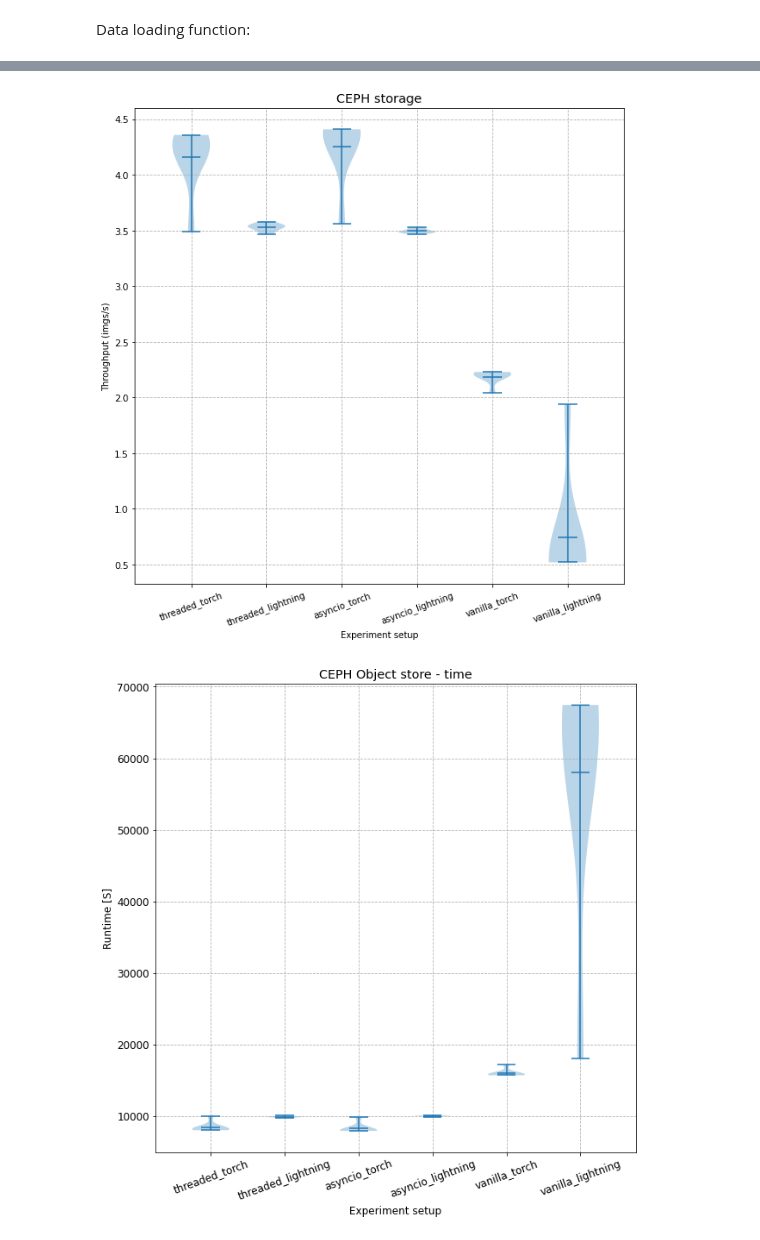
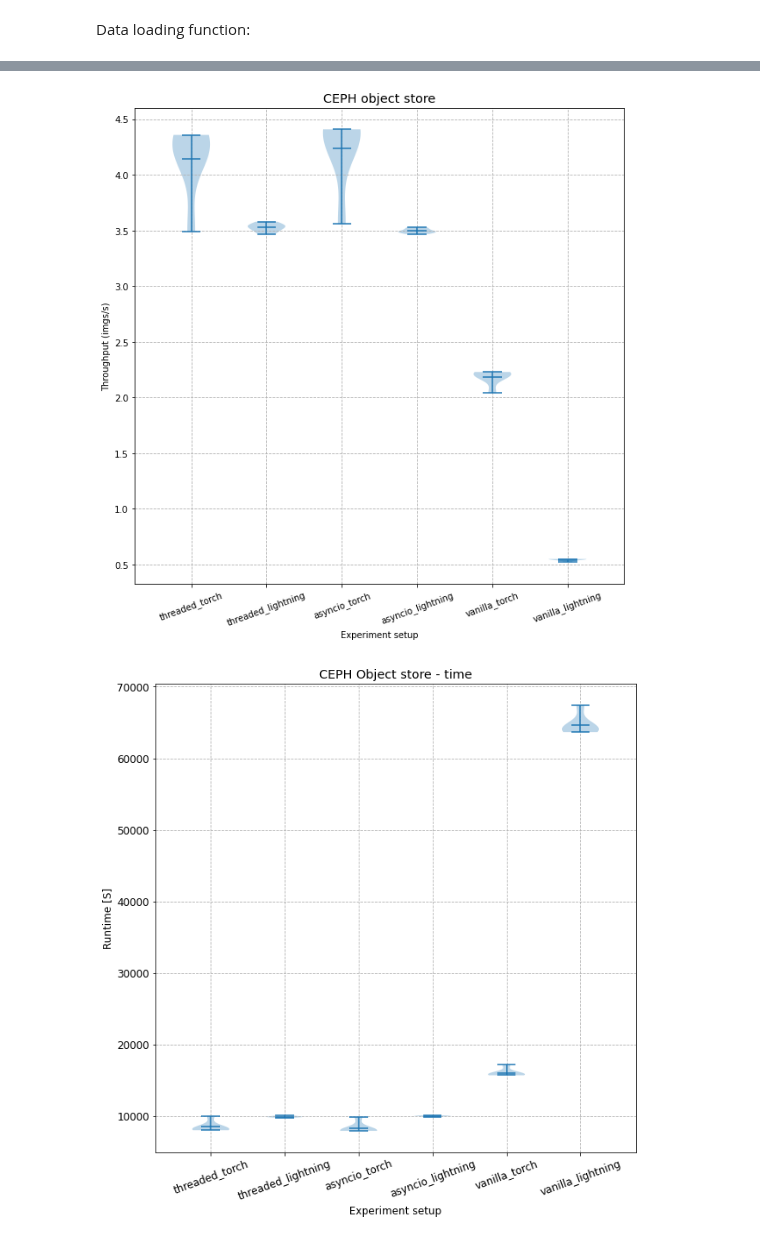
Before and after one commit to iarai/concurrent-dataloader, a Jupyter notebook: src/benchmarking/experiments/ceph-os/HistogramsCephOs.ipynb, the cells around one changed output, grey strips where cells are left out. Drawn from its saved outputs; the diff is of its cells as text; code cells hidden in the pictures.

Commit message:
Updated raw experiment

```diff
--- a/src/benchmarking/experiments/ceph-os/HistogramsCephOs.ipynb
+++ b/src/benchmarking/experiments/ceph-os/HistogramsCephOs.ipynb
@@ -11,8 +11,8 @@ samples = 35000
 Data loading function:
 # %%
 def load_all_experiments(output_base_folder, base_folder):
-    results_gluster = []
-    for folder_index in range(1, 8):
+    results = []
+    for folder_index in range(1, 7):
         print(f"Working with {folder_index}")
         gluster_folder_filter= base_folder + str(folder_index) + "/*benchmark_e2e*"
 
@@ -37,8 +37,8 @@ def load_all_experiments(output_base_folder, base_folder):
             returns_gluster.append(get_gpu_stats(df, dfgpu, run, False, True, False, 2))
         result = pd.DataFrame.from_records(data=returns_gluster)
         result["throughput"] = samples / result["runtime"]
-        results_gluster.append(result)
-    return results_gluster
+        results.append(result)
+    return results
 # %%
 impls = ["threaded", "asyncio", "vanilla"]
 libs = ["torch", "lightning"]
@@ -59,10 +59,10 @@ def add_stats(throughputs):
 # %%
 # setup folders
-output_base_folder = Path("/iarai/home/ivan.svogor/storage-benchmarking/benchmark_output/1701ceph-os")
+output_base_folder = Path("/iarai/home/ivan.svogor/storage-benchmarking-raw/referenced-experiments/1701ceph-os")
 base_folder = "ceph_"
 
 # Load data
-results_gluster = load_all_experiments(output_base_folder, base_folder)
+results_cephos = load_all_experiments(output_base_folder, base_folder)
 # %% [output]
 Working with 1
 Unique functions: ['batch' 'next_data' 'run_training_batch' 'training_batch_to_device']
@@ -99,11 +97,11 @@ df_t_gluster
 # %%
-plot_violins(df_t_gluster, "CEPH storage")
+plot_violins(df_throughput, "CEPH object store")
 # %% [output]
-[figure, old version]
+[figure, new version]
 # %%
-runtime_all_gluster = plot_all_histograms(results_gluster, impls, libs, False, value="runtime") # display = False (doesn't plot histogrms)
+runtime_all_cephos = plot_all_histograms(results_cephos, impls, libs, False, value="runtime") # display = False (doesn't plot histogrms)
 # %%
-plot_violins(add_stats(runtime_all_gluster), "CEPH Object store - time", "Runtime [S]")
+plot_violins(add_stats(runtime_all_cephos), "CEPH Object store - time", "Runtime [S]")
 # %% [output]
-[figure, old version]
+[figure, new version]
 # %%
```
Also changed, not shown: parts of 7 cells of this notebook, 9 other files.
